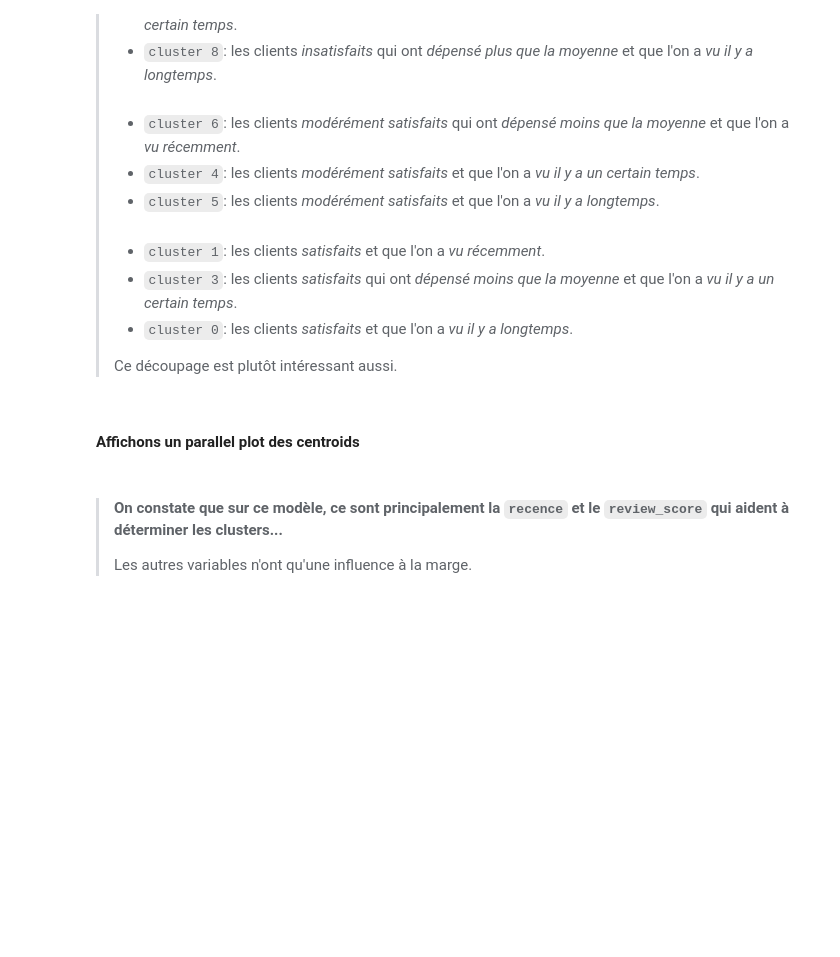
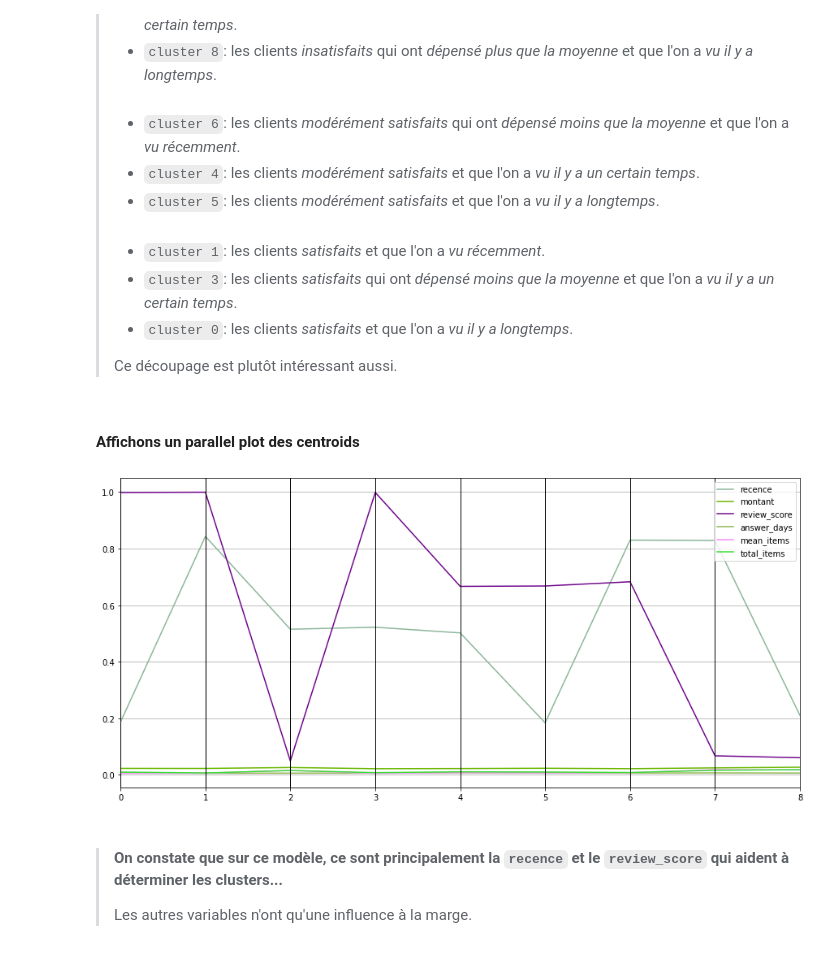
Before and after one commit to Valkea/OC_AI_05, a Jupyter notebook: 03_DataDrift.ipynb, the cells around one changed output. Cells and saved outputs as stored; diff of their text form; code cells hidden in the pictures; blank space fills up the shorter version.

```diff
--- a/03_DataDrift.ipynb
+++ b/03_DataDrift.ipynb
@@ -642,9 +625,11 @@ get_inverse_normalization(model_scaler, get_means(fitted_model, X_training)).sor
 #### Affichons un parallel plot des centroids
 # %%
 fig = plt.figure(figsize=(15, 7))
-centroids = pd.DataFrame(fitted_model.cluster_centers_.T, index=X_training.columns).reset_index()
+centroids = pd.DataFrame(fitted_model.cluster_centers_.T, index=B0_training.columns).reset_index()
 pd.plotting.parallel_coordinates(centroids, class_column='index')
 plt.show()
+# %% [output]
+[figure, added]
 # %% [markdown]
 >#### On constate que sur ce modèle, ce sont principalement la `recence` et le `review_score` qui aident à déterminer les clusters...
 >Les autres variables n'ont qu'une influence à la marge.
```
Also changed, not shown: parts of 20 cells of this notebook.
